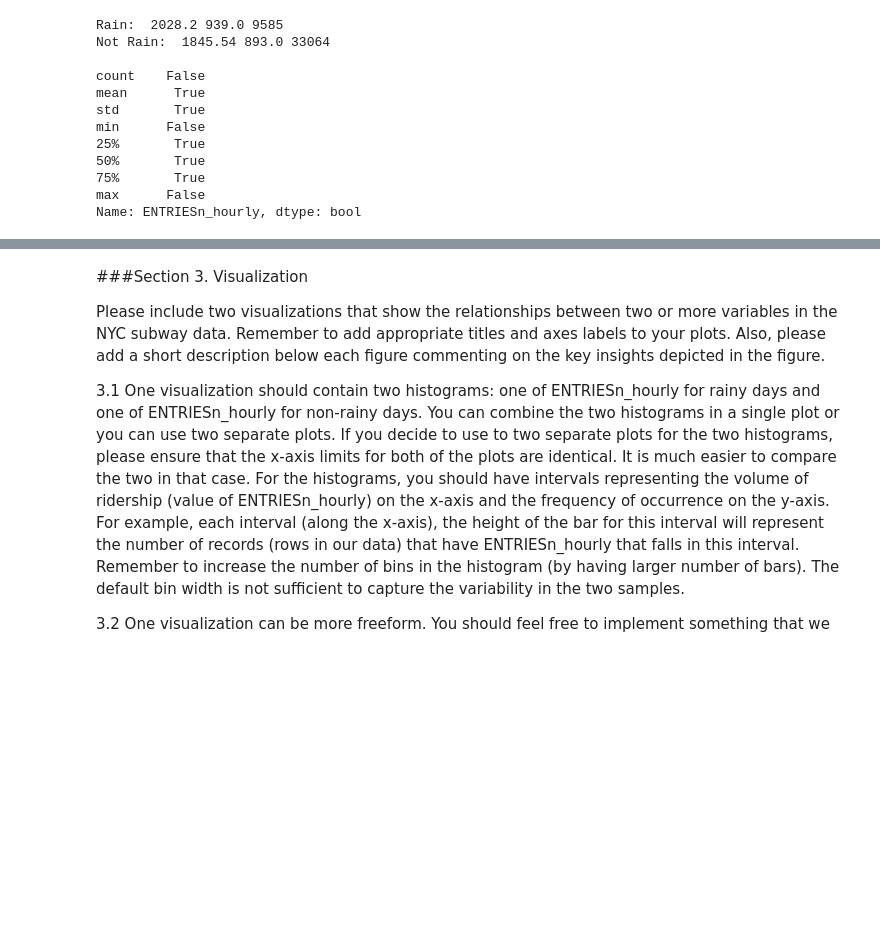
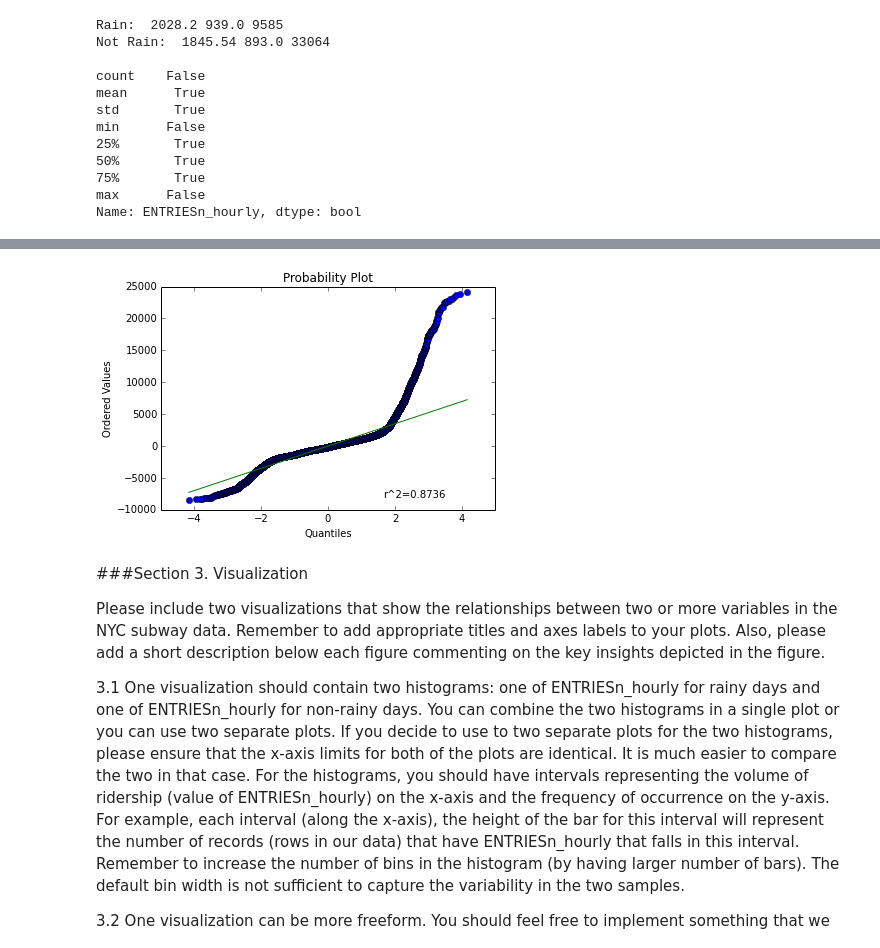
Before and after one commit to karbar09/udacity-p2-nyc, a Jupyter notebook: P2 - NYC Subway Ridership.ipynb, the cells around one changed output, grey strips where cells are left out. Drawn from its saved outputs; the diff is of its cells as text; code cells hidden in the pictures; blank space fills up the shorter version.

```diff
--- a/P2 - NYC Subway Ridership.ipynb
+++ b/P2 - NYC Subway Ridership.ipynb
@@ -243,3 +264,10 @@ The model's R2 is .54.
+# %%
+#To help answer question 2.5 above
+#Probplot of Residuals: http://docs.scipy.org/doc/scipy/reference/generated/scipy.stats.probplot.html
+probplot(res.resid,plot= plt)
+plt.show()
+# %% [output]
+[figure, added]
 # %% [markdown]
 ###Section 3. Visualization
 
```
Also changed, not shown: parts of 10 cells of this notebook, 1 other file.
